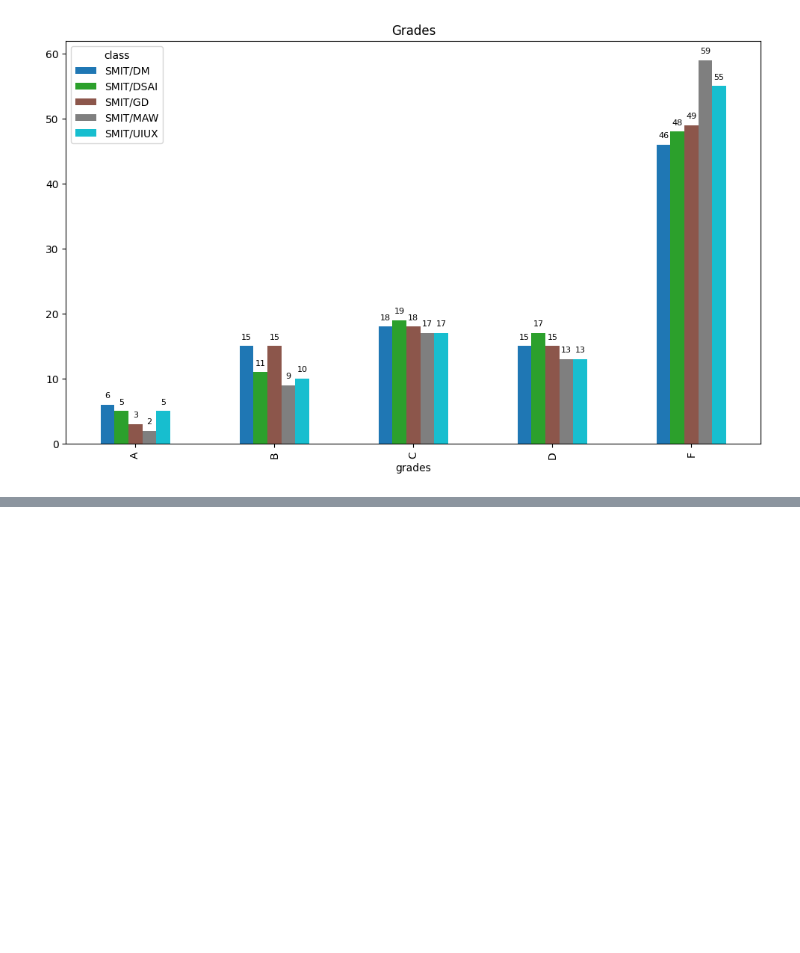
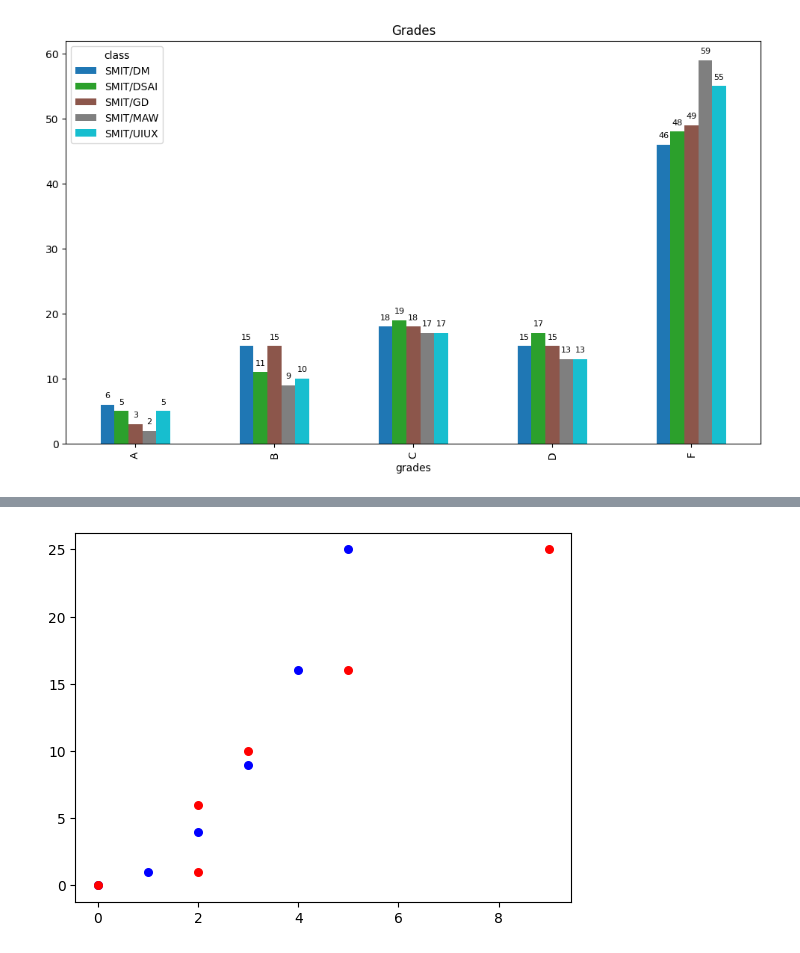
Before and after one commit to memonY49/SMIT-AIDS-Yasir-Batch1, a Jupyter notebook: week19.ipynb, the cells around one changed output, grey strips where cells are left out. Cells and saved outputs as stored; diff of their text form; code cells hidden in the pictures; blank space fills up the shorter version.

```diff
--- a/week19.ipynb
+++ b/week19.ipynb
@@ -155,0 +168,12 @@ plt.show()
+# %%
+x_values = [0,1,2,3,4,5]
+y_values = [0,1,4,9,16,25]
+
+plt.scatter(x_values, y_values, s=30, color="blue")
+
+x_values = [0,2,2,3,5,9]
+y_values = [0,1,6,10,16,25]
+plt.scatter(x_values, y_values, s=30, color="r")
+plt.show()
+# %% [output]
+[figure, added]
```
Also changed, not shown: parts of 5 cells of this notebook, 2 other files.
